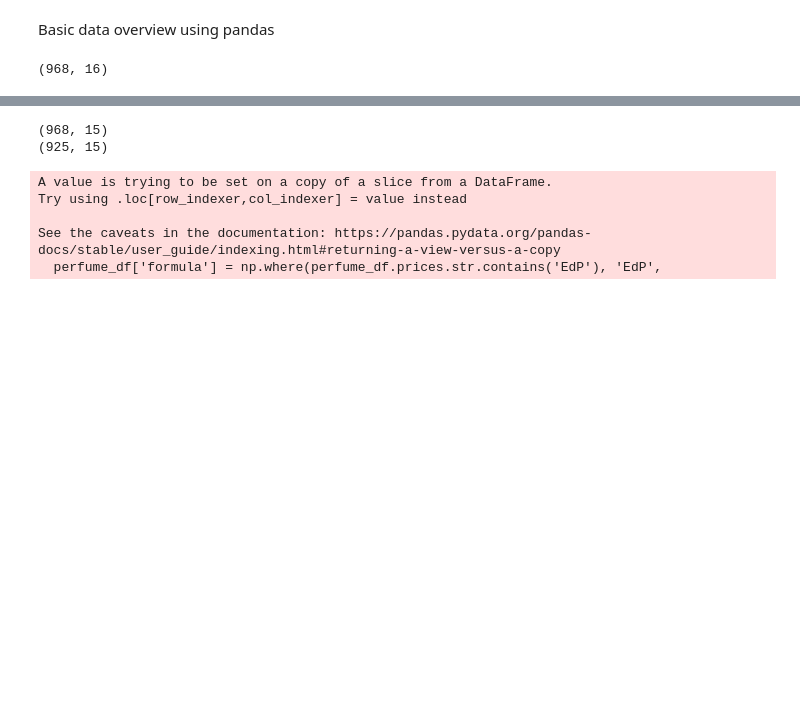
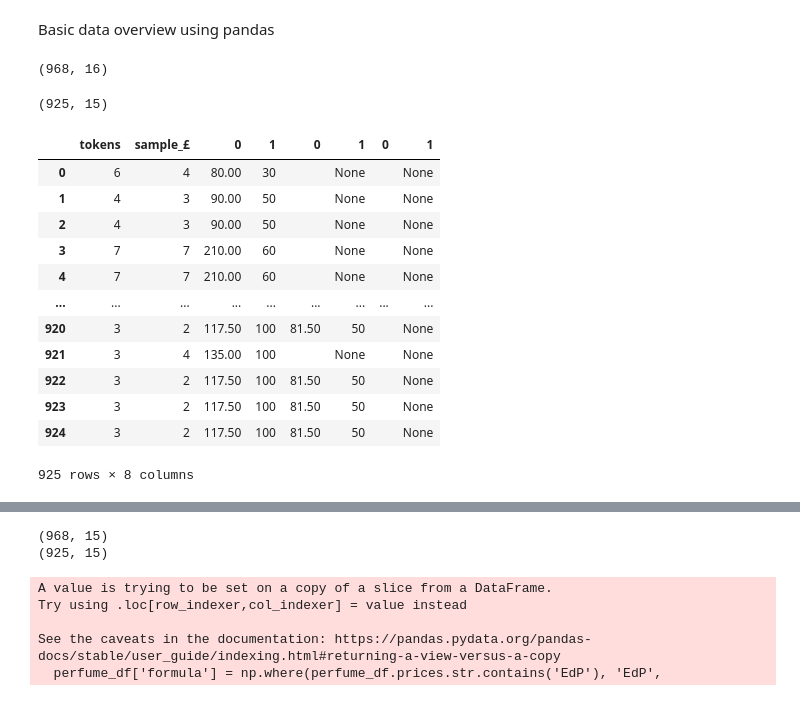
Before and after one commit to emm-sam/Perfume-Analytics, a Jupyter notebook: data_cleaning.ipynb, the cells around one changed output, grey strips where cells are left out. Drawn from its saved outputs; the diff is of its cells as text; code cells hidden in the pictures; blank space fills up the shorter version.

Commit message:
Adds prices processing

```diff
--- a/data_cleaning.ipynb
+++ b/data_cleaning.ipynb
@@ -25,3 +23,77 @@ data = data.drop('Unnamed: 14', axis = 1)
+# %%
+data = data.drop('Unnamed: 14', axis = 1)
+filter1 = data.brand.str.contains('Pack')==False
+filter2 = data.href.str.contains('-set')==False
+filter3 = data.name.str.contains('Sanitizer')==False
+combined = filter1 & filter2 & filter3
+data = data[combined]
+data.shape
+# %% [output]
+(925, 15)
+# %%
+data['formula'] = np.where(data.prices.str.contains('EdP'), 'EdP',
+                           np.where(data.prices.str.contains('Eau de Cologne'), 'EdC',
+                                    np.where(data.prices.str.contains('EdC'), 'EdC',
+                                             np.where(data.prices.str.contains('EdT'), 'EdT',
+                                                      np.where(data.prices.str.contains('Parfum'), 'Extrait', 'None')))))
+
+data
+prices_list = data.prices.str.split('ml')
+prices_list_reversed = prices_list.apply(lambda x: x[::-1])
+prices_list_reversed
+df_prices = pd.DataFrame(prices_list_reversed.tolist()).fillna('').add_prefix('sample_')
+df_prices = df_prices.drop(['sample_0', 'sample_3', 'sample_4', 'sample_5'], axis = 1)
+
+
+df_prices = df_prices.apply(lambda x: x.str.replace(r'[^0-9\s.]', '', regex=True))
+df_prices = df_prices.apply(lambda x: x.str.strip())
+df_prices['sample_1'] = df_prices['sample_1'].str.replace('10', '')
+df_prices['sample_2'] = df_prices['sample_2'].str.replace(' 1', '')
+df_prices['sample_2'] = df_prices['sample_2'].str.replace('.00', '')
+new_columns = ['tokens', 'sample_£']
+df_prices.columns = new_columns
+df_prices
+
+pruned_list = prices_list_reversed.copy()
+for p in pruned_list:
+    del p[:3]
+pruned_reversed = pruned_list.apply(lambda x: x[::-1])
+exp = pd.DataFrame(pruned_reversed.tolist()).fillna('').add_prefix('price_')
+
+exp = exp.apply(lambda x: x.str.replace(r'[^0-9\s.]', '', regex=True))
+exp = exp.apply(lambda x: x.str.strip())
+exp = exp.apply(lambda x: x.str.replace(' ', ','))
+exp
+prices_0 = exp.price_0.str.split(',',expand=True)
+prices_1 = exp.price_1.str.split(',',expand=True)
+prices_2 = exp.price_2.str.split(',',expand=True)
+prices_2
+
+up_todate = pd.concat([df_prices, prices_0, prices_1, prices_2], axis=1)
+up_todate
+# new_columns = ['tokens', 'sample_£', 'p1', 'v1', 'p2', 'v2', 'p3', 'v3']
+# up_todate.columns = new_columns
+# print(up_todate.shape)
+# print(data.shape)
+# --------------------------------------------------------------
+# what = pd.concat([data, up_todate], axis=1)
+# what
+
+# why doesn't it join together right
+# %% [output]
+|  | tokens | sample_£ | 0 | 1 | 0 | 1 | 0 | 1 |
+| 0 | 6 | 4 | 80.00 | 30 |  | None |  | None |
+| 1 | 4 | 3 | 90.00 | 50 |  | None |  | None |
+| 2 | 4 | 3 | 90.00 | 50 |  | None |  | None |
+| 3 | 7 | 7 | 210.00 | 60 |  | None |  | None |
+| 4 | 7 | 7 | 210.00 | 60 |  | None |  | None |
+| ... | ... | ... | ... | ... | ... | ... | ... | ... |
+| 920 | 3 | 2 | 117.50 | 100 | 81.50 | 50 |  | None |
+| 921 | 3 | 4 | 135.00 | 100 |  | None |  | None |
+| 922 | 3 | 2 | 117.50 | 100 | 81.50 | 50 |  | None |
+| 923 | 3 | 2 | 117.50 | 100 | 81.50 | 50 |  | None |
+| 924 | 3 | 2 | 117.50 | 100 | 81.50 | 50 |  | None |
+925 rows × 8 columns
 # %%
 # COMBINES ALL NOTES TOGETHER INTO NEW COLUMN 'allnotes'
 def concatenate_notes(row):
```
Also changed, not shown: parts of 3 cells of this notebook.
